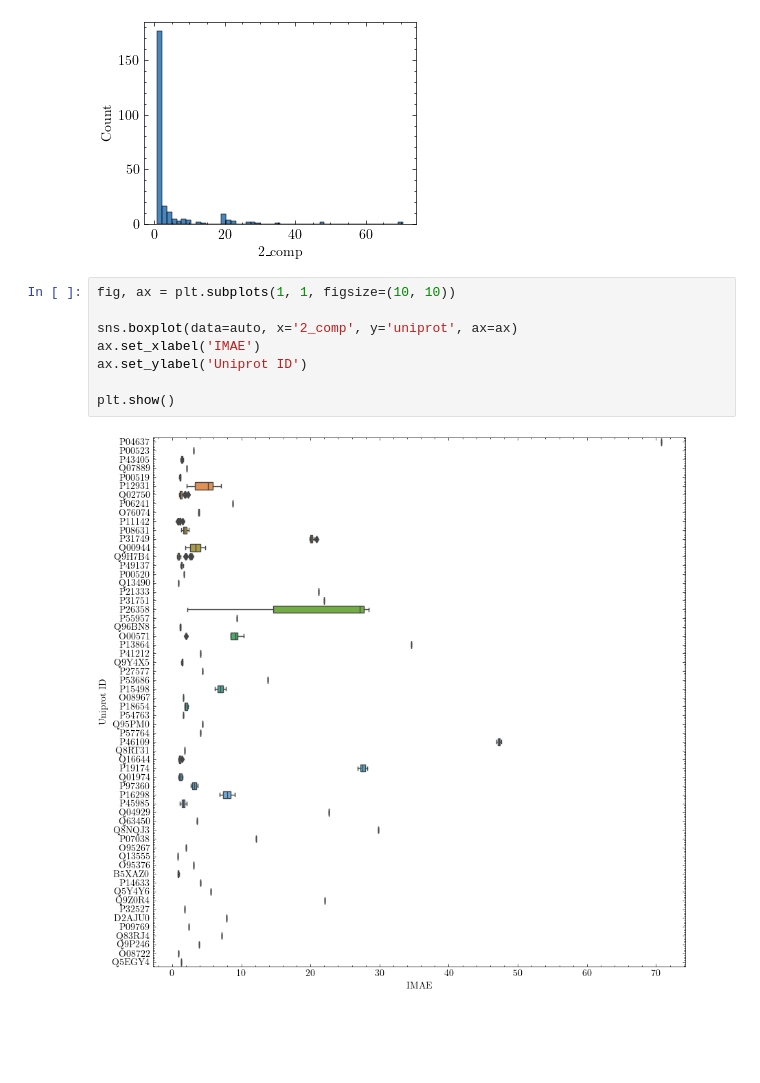
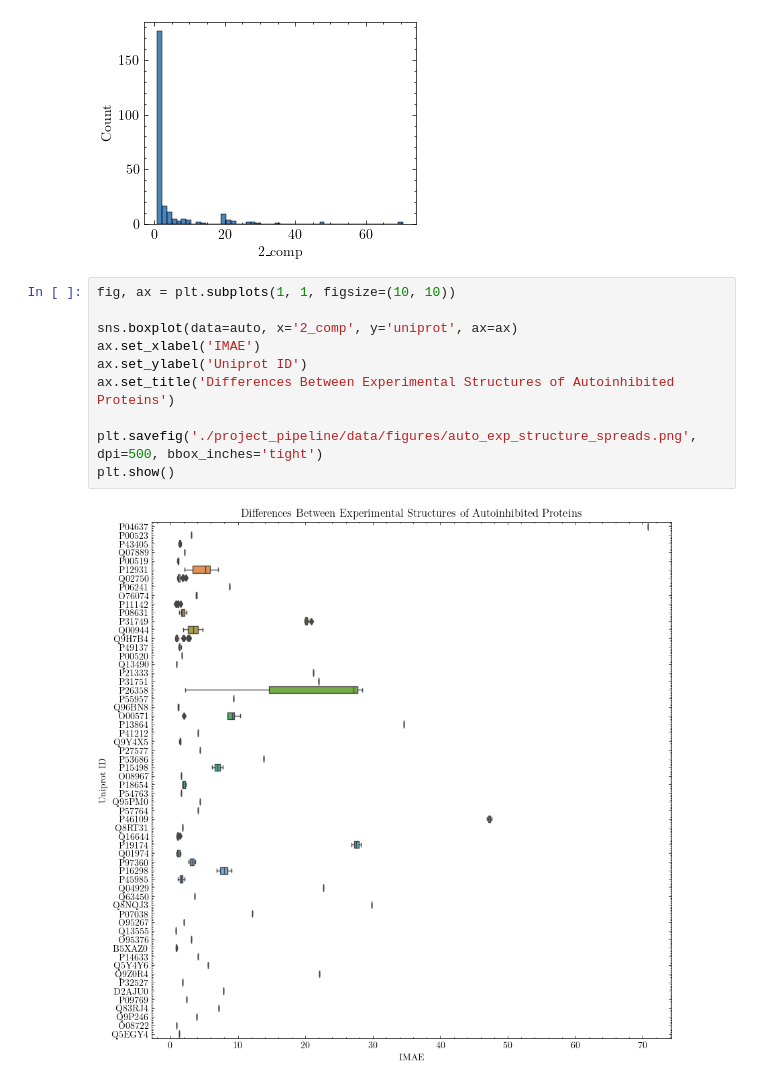
Before and after one commit to jpigles/alphafold-rmsd, a Jupyter notebook: closed.ipynb, the cells around one changed output. Drawn from its saved outputs; the diff is of its cells as text; blank space fills up the shorter version.

```diff
--- a/closed.ipynb
+++ b/closed.ipynb
@@ -147,10 +149,12 @@ plt.show()
 # %%
 fig, ax = plt.subplots(1, 1, figsize=(10, 10))
 
 sns.boxplot(data=auto, x='2_comp', y='uniprot', ax=ax)
 ax.set_xlabel('IMAE')
 ax.set_ylabel('Uniprot ID')
+ax.set_title('Differences Between Experimental Structures of Autoinhibited Proteins')
 
+plt.savefig('./project_pipeline/data/figures/auto_exp_structure_spreads.png', dpi=500, bbox_inches='tight')
 plt.show()
 # %% [output]
-[figure, old version]
+[figure, new version]
```
Also changed, not shown: parts of 1 cell of this notebook, 17 other files.
